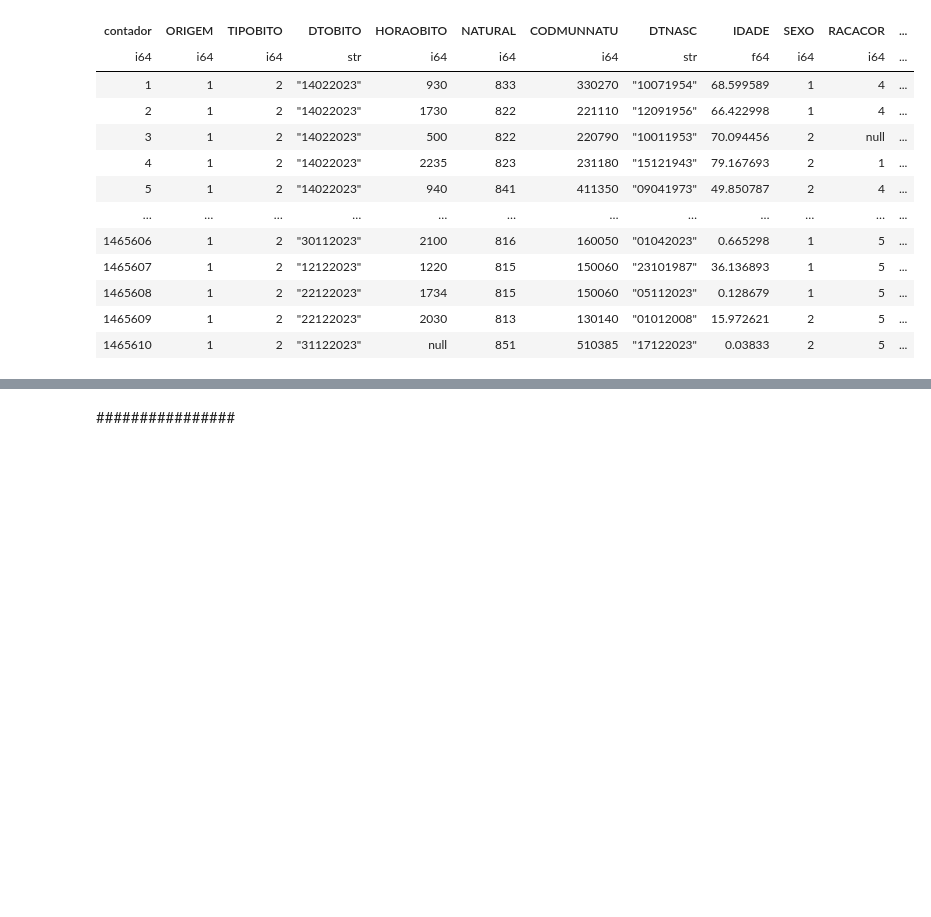
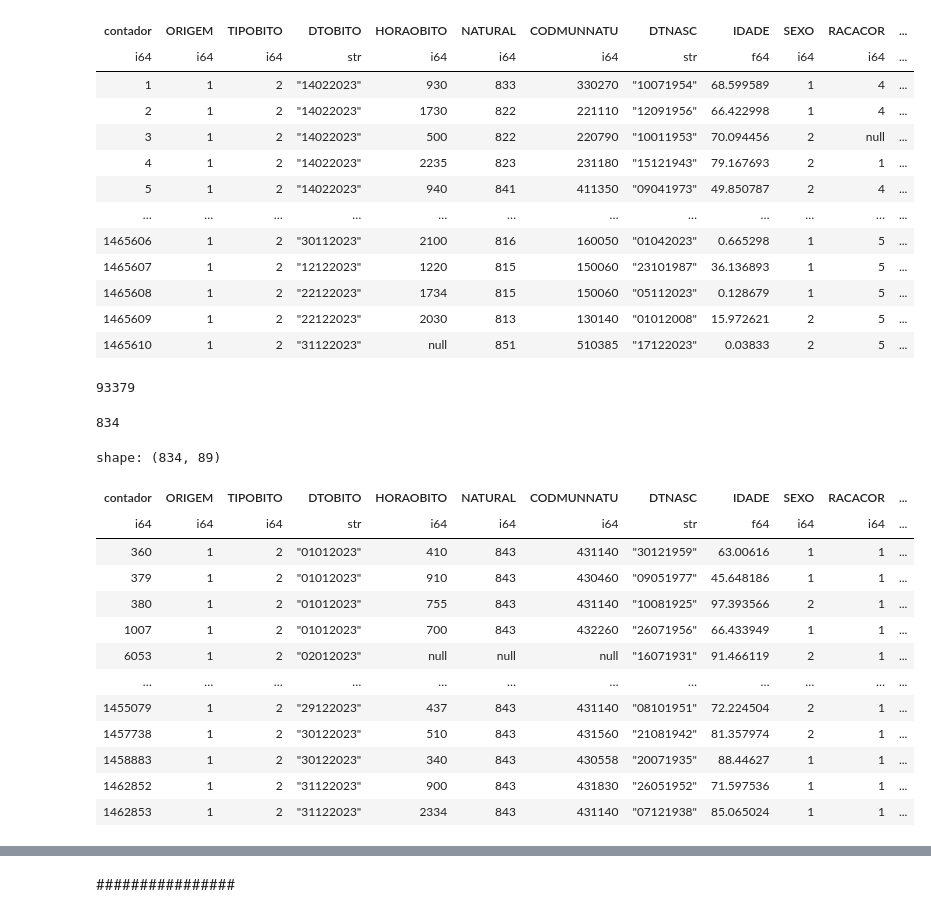
Before and after one commit to arturbernardo/data_sus, a Jupyter notebook: obitos_cid_datasus.ipynb, the cells around one changed output, grey strips where cells are left out. Saved outputs shown, nothing was run; the diff lists cells and outputs as text; code cells hidden in the pictures; blank space fills up the shorter version.

```diff
--- a/obitos_cid_datasus.ipynb
+++ b/obitos_cid_datasus.ipynb
@@ -142,0 +145,27 @@ shape: (1_465_610, 89)
+# %%
+len(mortalidade_2023_rs)
+# %% [output]
+93379
+# %%
+mortalidade_2023_rs_lajeado = mortalidade_2023.filter(pl.col("CODMUNOCOR") == 431140)
+# %%
+len(mortalidade_2023_rs_lajeado)
+# %% [output]
+834
+# %%
+mortalidade_2023_rs_lajeado
+# %% [output]
+shape: (834, 89)
+| contador | ORIGEM | TIPOBITO | DTOBITO | HORAOBITO | NATURAL | CODMUNNATU | DTNASC | IDADE | SEXO | RACACOR | ... |
+| i64 | i64 | i64 | str | i64 | i64 | i64 | str | f64 | i64 | i64 | ... |
+| 360 | 1 | 2 | "01012023" | 410 | 843 | 431140 | "30121959" | 63.00616 | 1 | 1 | ... |
+| 379 | 1 | 2 | "01012023" | 910 | 843 | 430460 | "09051977" | 45.648186 | 1 | 1 | ... |
+| 380 | 1 | 2 | "01012023" | 755 | 843 | 431140 | "10081925" | 97.393566 | 2 | 1 | ... |
+| 1007 | 1 | 2 | "01012023" | 700 | 843 | 432260 | "26071956" | 66.433949 | 1 | 1 | ... |
+| 6053 | 1 | 2 | "02012023" | null | null | null | "16071931" | 91.466119 | 2 | 1 | ... |
+| … | … | … | … | … | … | … | … | … | … | … | ... |
+| 1455079 | 1 | 2 | "29122023" | 437 | 843 | 431140 | "08101951" | 72.224504 | 2 | 1 | ... |
+| 1457738 | 1 | 2 | "30122023" | 510 | 843 | 431560 | "21081942" | 81.357974 | 2 | 1 | ... |
+| 1458883 | 1 | 2 | "30122023" | 340 | 843 | 430558 | "20071935" | 88.44627 | 1 | 1 | ... |
+| 1462852 | 1 | 2 | "31122023" | 900 | 843 | 431830 | "26051952" | 71.597536 | 1 | 1 | ... |
+| 1462853 | 1 | 2 | "31122023" | 2334 | 843 | 431140 | "07121938" | 85.065024 | 1 | 1 | ... |
```
Also changed, not shown: parts of 3 cells of this notebook.
